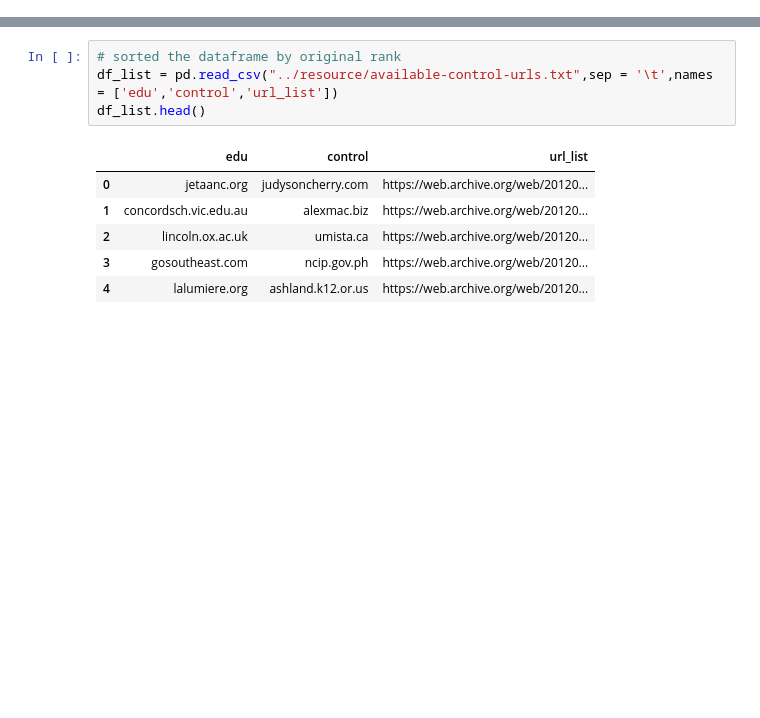
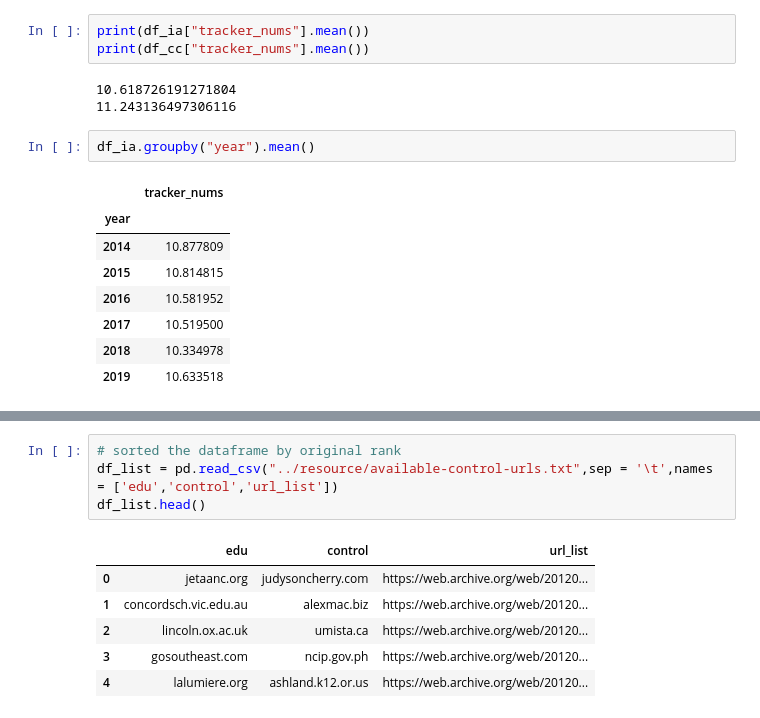
Before and after one commit to shuishen112/Privacy_Lost, a Jupyter notebook: common_crawl/notebook/distribution.ipynb, the cells around one changed output, grey strips where cells are left out. Drawn from its saved outputs; the diff is of its cells as text; blank space fills up the shorter version.

```diff
--- a/common_crawl/notebook/distribution.ipynb
+++ b/common_crawl/notebook/distribution.ipynb
@@ -5,0 +52,17 @@ import seaborn as sns
+# %%
+print(df_ia["tracker_nums"].mean())
+print(df_cc["tracker_nums"].mean())
+# %% [output]
+10.618726191271804
+11.243136497306116
+# %%
+df_ia.groupby("year").mean()
+# %% [output]
+|  | tracker_nums |
+| year |  |
+| 2014 | 10.877809 |
+| 2015 | 10.814815 |
+| 2016 | 10.581952 |
+| 2017 | 10.519500 |
+| 2018 | 10.334978 |
+| 2019 | 10.633518 |
```
Also changed, not shown: parts of 9 cells of this notebook, 10 other files.
